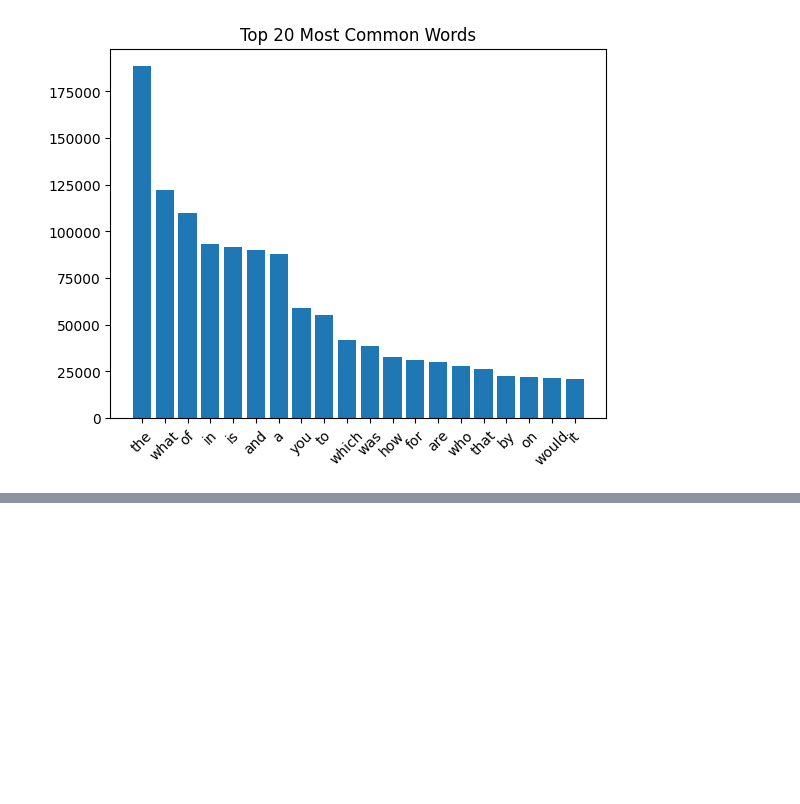
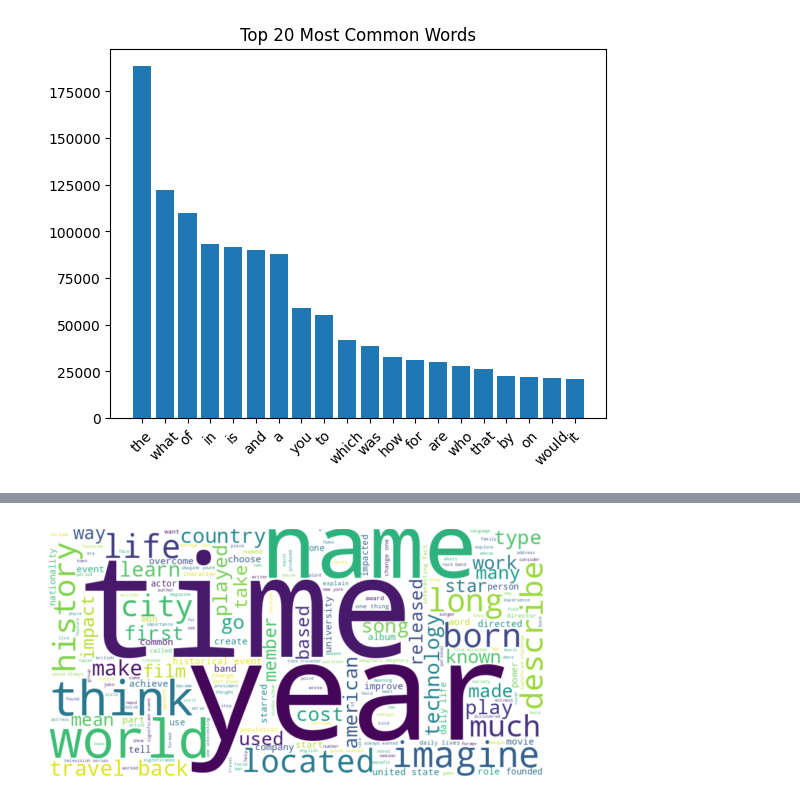
Before and after one commit to M-Prajana/BA, a Jupyter notebook: text_data.ipynb, the cells around one changed output, grey strips where cells are left out. Saved outputs shown, nothing was run; the diff lists cells and outputs as text; code cells hidden in the pictures; blank space fills up the shorter version.

```diff
--- a/text_data.ipynb
+++ b/text_data.ipynb
@@ -319,3 +319,13 @@ plt.title("Top 20 Most Common Words")
 plt.show()
 # %% [output]
 [figure]
+# %%
+!pip install wordCloud
+
+from wordcloud import WordCloud
+
+wc = WordCloud(width=800, height=400, background_color="white").generate(" ".join(df["cleaned_question"]))
+plt.imshow(wc, interpolation="bilinear")
+plt.axis("off")
+plt.show()
+# %% [output]
@@ -321,0 +351 @@ plt.show()
+[figure, added]
```
Also changed, not shown: parts of 2 cells of this notebook.
